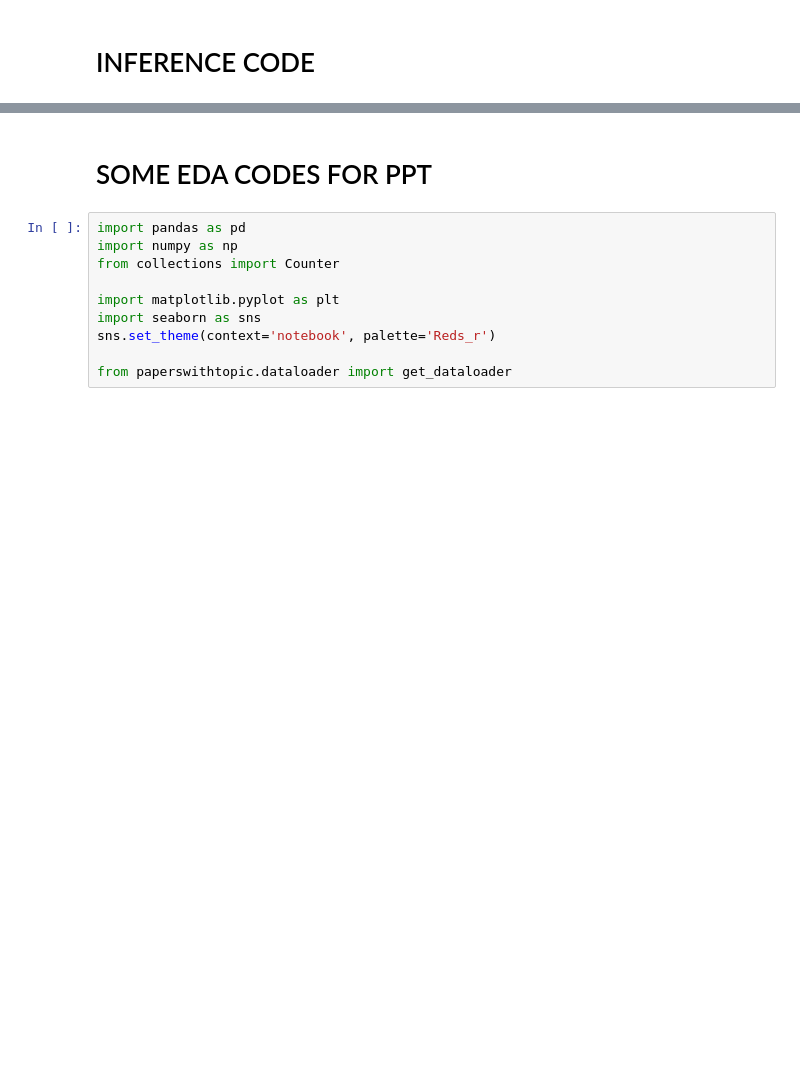
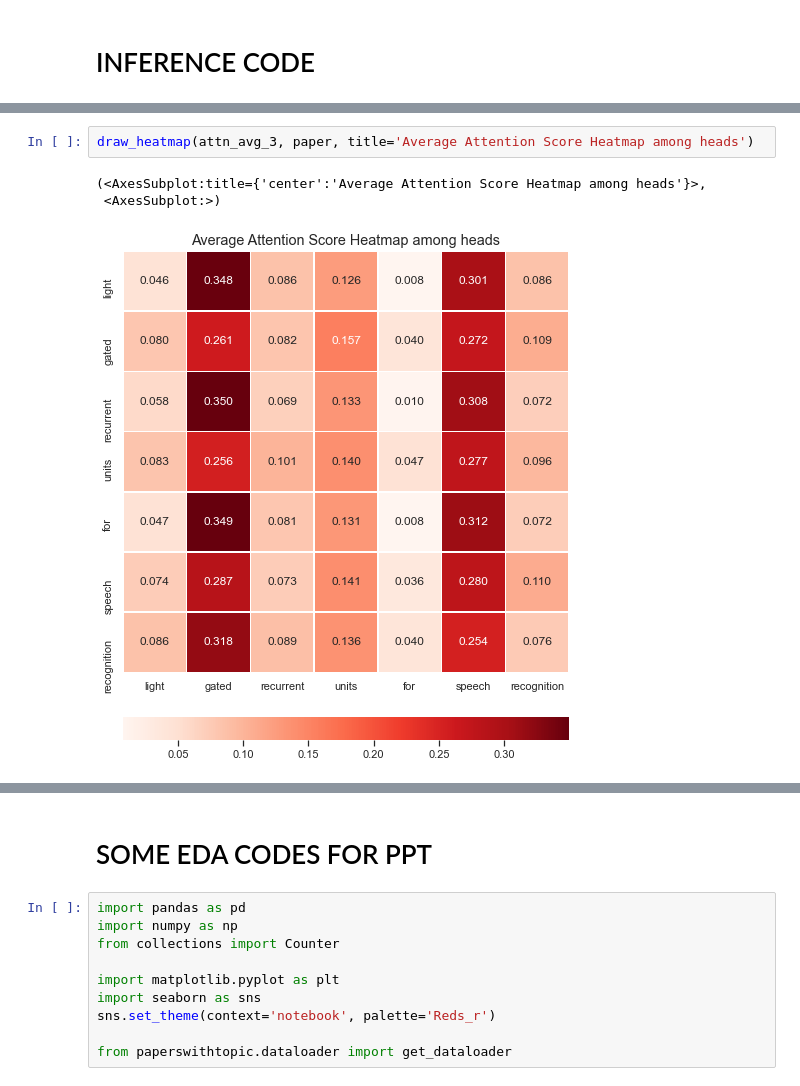
Before and after one commit to 1pha/paperswithtopic, a Jupyter notebook: inference.ipynb, the cells around one changed output, grey strips where cells are left out. Cells and saved outputs as stored; diff of their text form; blank space fills up the shorter version.

```diff
--- a/inference.ipynb
+++ b/inference.ipynb
@@ -55,0 +94,6 @@ Load Bertclassification as model.
+# %%
+draw_heatmap(attn_avg_3, paper, title='Average Attention Score Heatmap among heads')
+# %% [output]
+(<AxesSubplot:title={'center':'Average Attention Score Heatmap among heads'}>,
+ <AxesSubplot:>)
+[figure, added]
```
Also changed, not shown: parts of 19 cells of this notebook, 10 other files.
